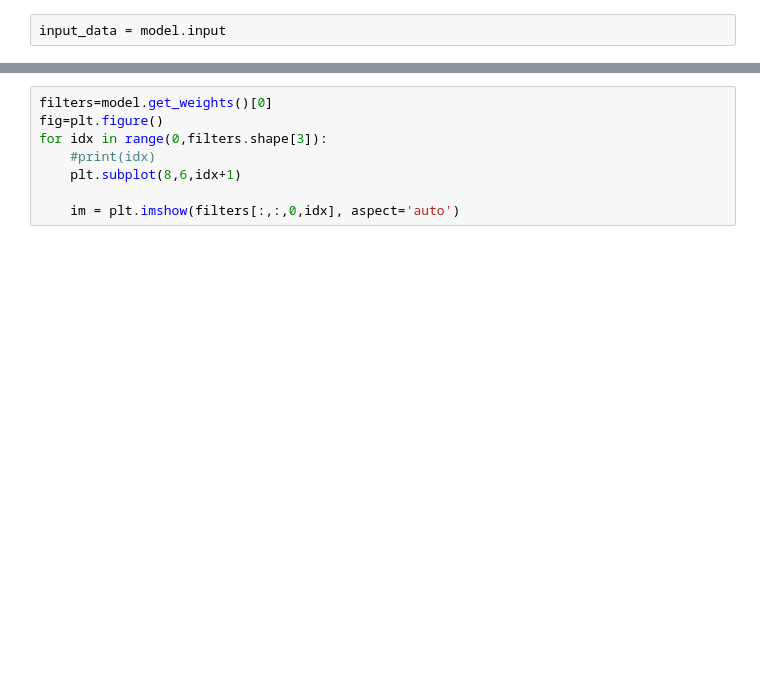
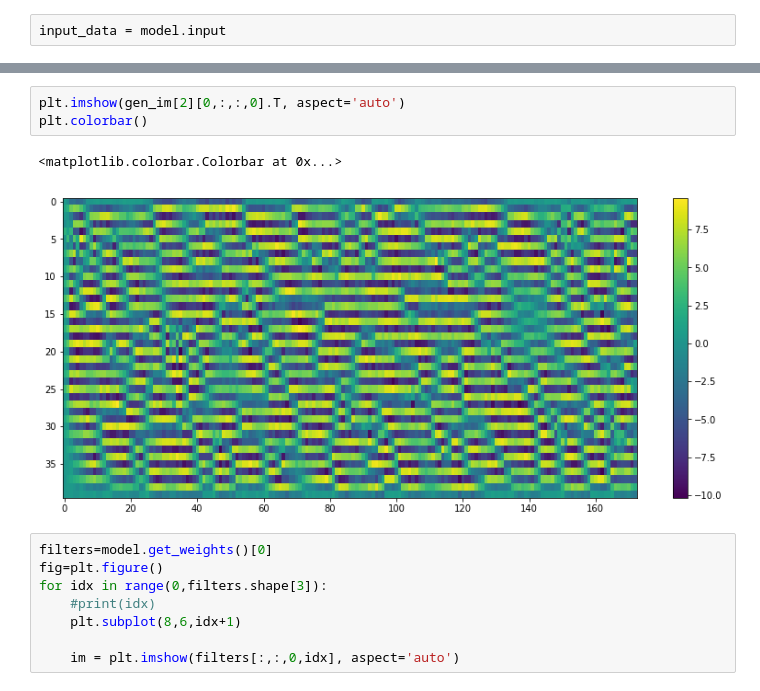
Before and after one commit to iwonasob/DLGdansk, a Jupyter notebook: What has our model learnt?.ipynb, the cells around one changed output, grey strips where cells are left out. Cells and saved outputs as stored; diff of their text form; blank space fills up the shorter version.

```diff
--- a/What has our model learnt?.ipynb
+++ b/What has our model learnt?.ipynb
@@ -127,3 +127,9 @@ for idx, im in enumerate(gen_im):
+# %%
+plt.imshow(gen_im[2][0,:,:,0].T, aspect='auto')
+plt.colorbar()
+# %% [output]
+<matplotlib.colorbar.Colorbar at 0x...>
+[figure, added]
 # %%
 filters=model.get_weights()[0]
 fig=plt.figure()
```
Also changed, not shown: parts of 3 cells of this notebook.
